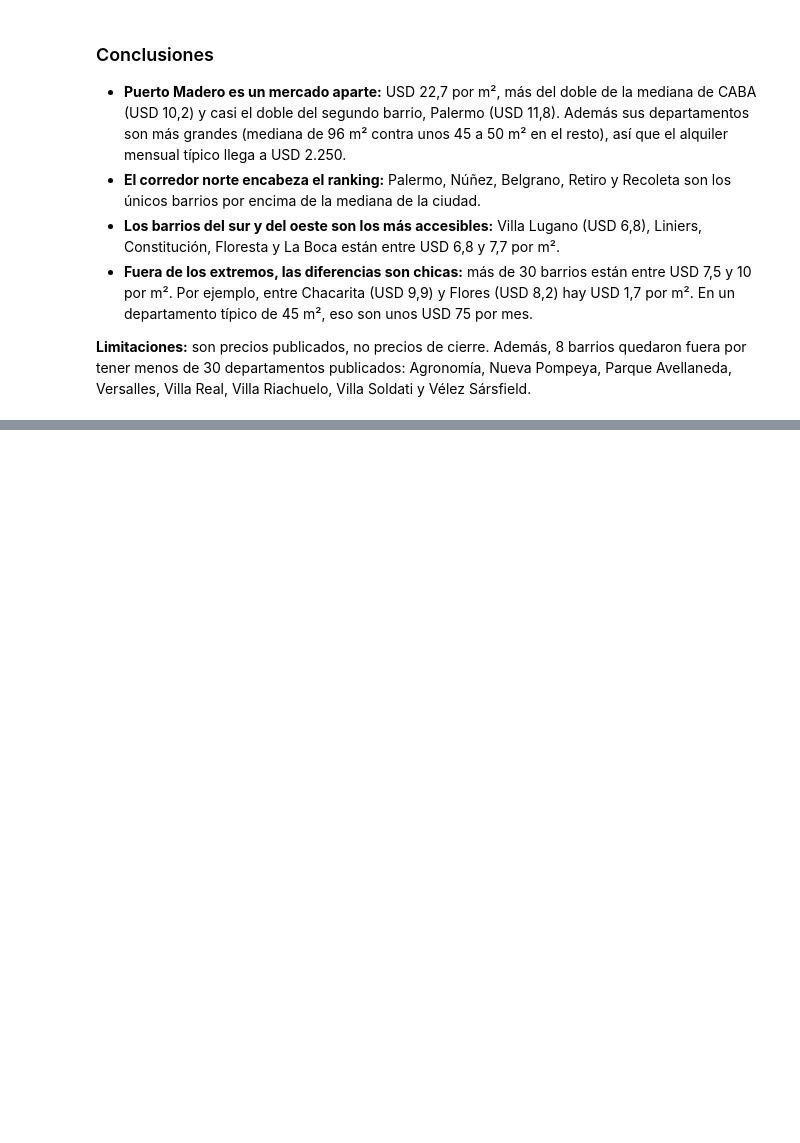
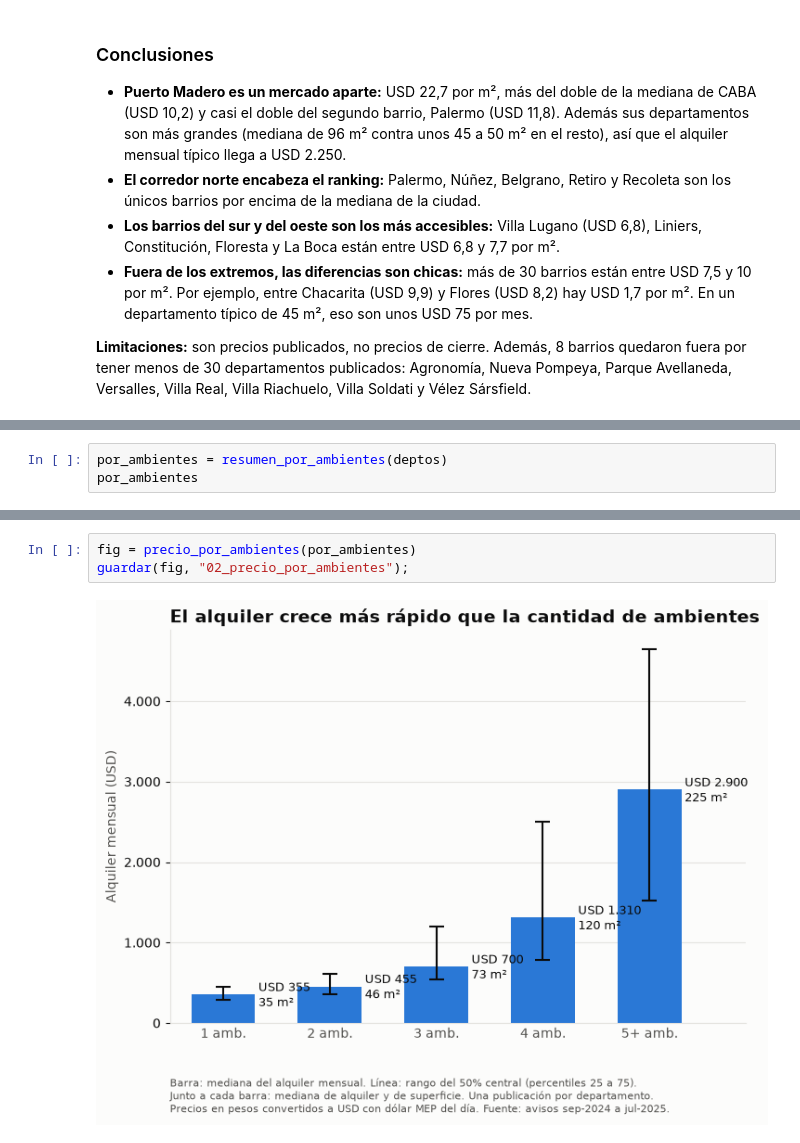
Before and after one commit to magaliorellana01/radar-inmobiliario-caba, a Jupyter notebook: notebooks/02_analisis.ipynb, the cells around one changed output, grey strips where cells are left out. Cells and saved outputs as stored; diff of their text form; blank space fills up the shorter version.

Commit message:
analiza el efecto de los ambientes en el precio controlando por barrio

```diff
--- a/notebooks/02_analisis.ipynb
+++ b/notebooks/02_analisis.ipynb
@@ -78,0 +93,3 @@ guardar(fig, "01_usd_m2_por_barrio");
+# %%
+por_ambientes = resumen_por_ambientes(deptos)
+por_ambientes
@@ -78,0 +104,5 @@ guardar(fig, "01_usd_m2_por_barrio");
+# %%
+fig = precio_por_ambientes(por_ambientes)
+guardar(fig, "02_precio_por_ambientes");
+# %% [output]
+[figure, added]
```
Also changed, not shown: parts of 7 cells of this notebook, 2 other files.
